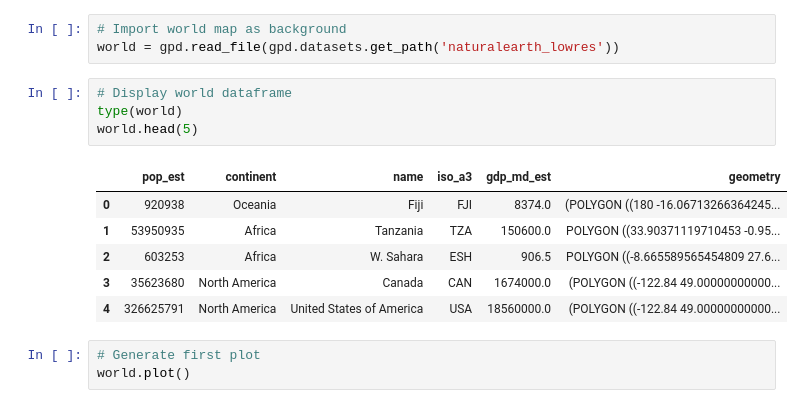
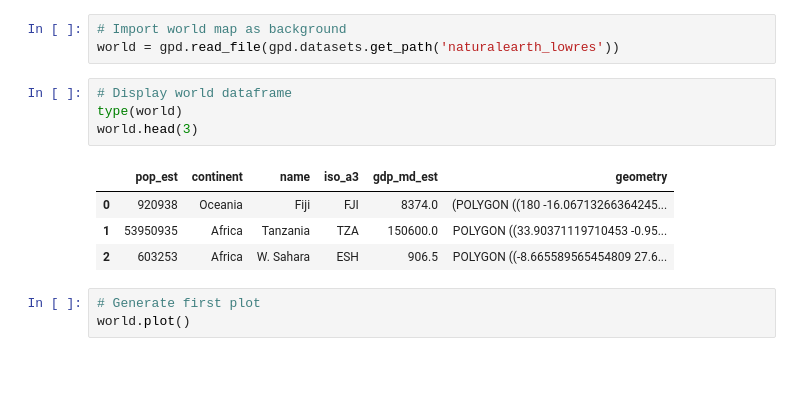
Before and after one commit to datawithchris/Alternative-Fuel-Stations, a Jupyter notebook: Fuel-Stations.ipynb, the cells around one changed output. Saved outputs shown, nothing was run; the diff lists cells and outputs as text; blank space fills up the shorter version.

```diff
--- a/Fuel-Stations.ipynb
+++ b/Fuel-Stations.ipynb
@@ -136,14 +136,12 @@ world = gpd.read_file(gpd.datasets.get_path('naturalearth_lowres'))
 # %%
 # Display world dataframe
 type(world)
-world.head(5)
+world.head(3)
 # %% [output]
 |  | pop_est | continent | name | iso_a3 | gdp_md_est | geometry |
 | 0 | 920938 | Oceania | Fiji | FJI | 8374.0 | (POLYGON ((180 -16.06713266364245... |
 | 1 | 53950935 | Africa | Tanzania | TZA | 150600.0 | POLYGON ((33.90371119710453 -0.95... |
 | 2 | 603253 | Africa | W. Sahara | ESH | 906.5 | POLYGON ((-8.665589565454809 27.6... |
-| 3 | 35623680 | North America | Canada | CAN | 1674000.0 | (POLYGON ((-122.84 49.00000000000... |
-| 4 | 326625791 | North America | United States of America | USA | 18560000.0 | (POLYGON ((-122.84 49.00000000000... |
 # %%
 # Generate first plot
 world.plot()
```
Also changed, not shown: parts of 10 cells of this notebook, 4 other files.
